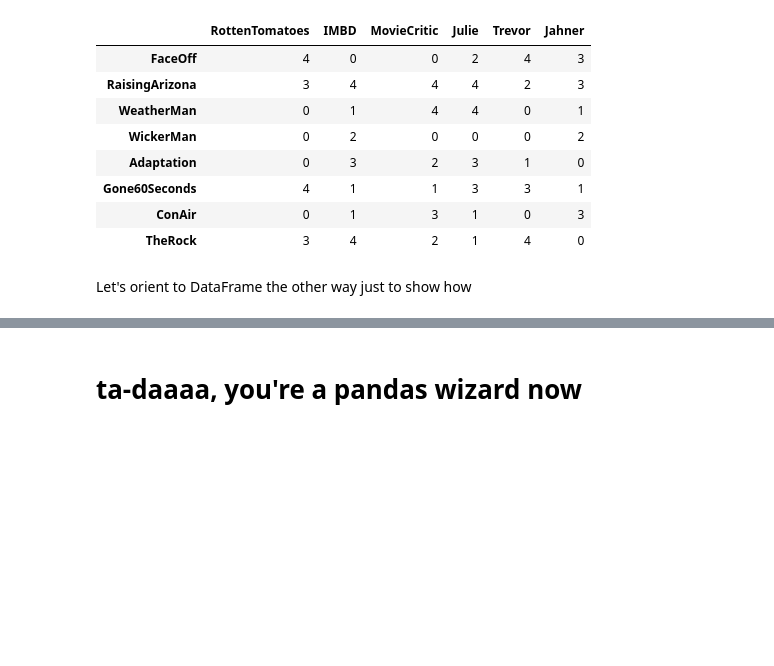
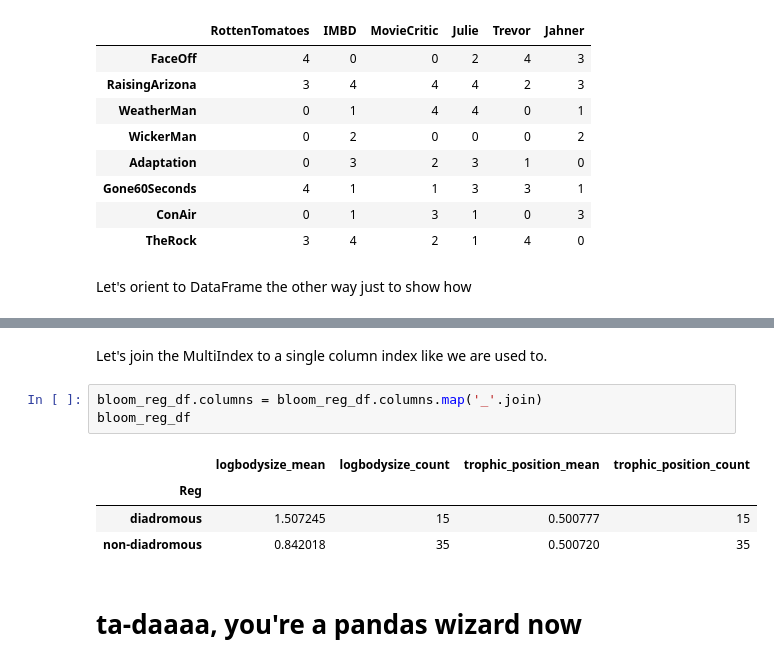
Before and after one commit to juliema/Data_Science_For_Biology_II, a Jupyter notebook: Part.II_PythonProgramming/pandas/pandas-primer.ipynb, the cells around one changed output, grey strips where cells are left out. Saved outputs shown, nothing was run; the diff lists cells and outputs as text; blank space fills up the shorter version.

```diff
--- a/Part.II_PythonProgramming/pandas/pandas-primer.ipynb
+++ b/Part.II_PythonProgramming/pandas/pandas-primer.ipynb
@@ -547,2 +601,12 @@ movieRank_df
+# %% [markdown]
+Let's join the MultiIndex to a single column index like we are used to.
+# %%
+bloom_reg_df.columns = bloom_reg_df.columns.map('_'.join)
+bloom_reg_df
+# %% [output]
+|  | logbodysize_mean | logbodysize_count | trophic_position_mean | trophic_position_count |
+| Reg |  |  |  |  |
+| diadromous | 1.507245 | 15 | 0.500777 | 15 |
+| non-diadromous | 0.842018 | 35 | 0.500720 | 35 |
 # %% [markdown]
 # ta-daaaa, you're a pandas wizard now
```
Also changed, not shown: parts of 12 cells of this notebook, 1 other file.
